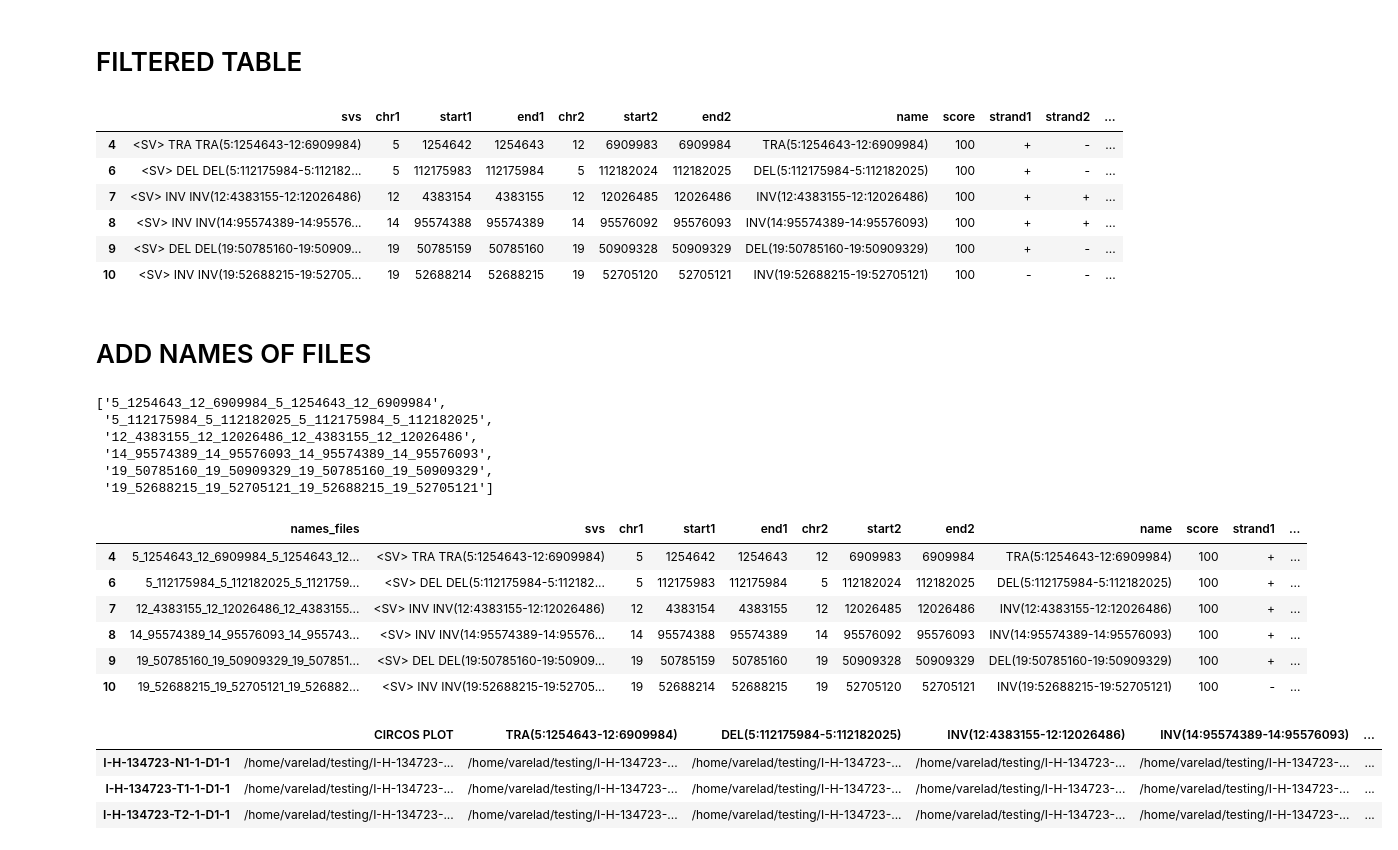
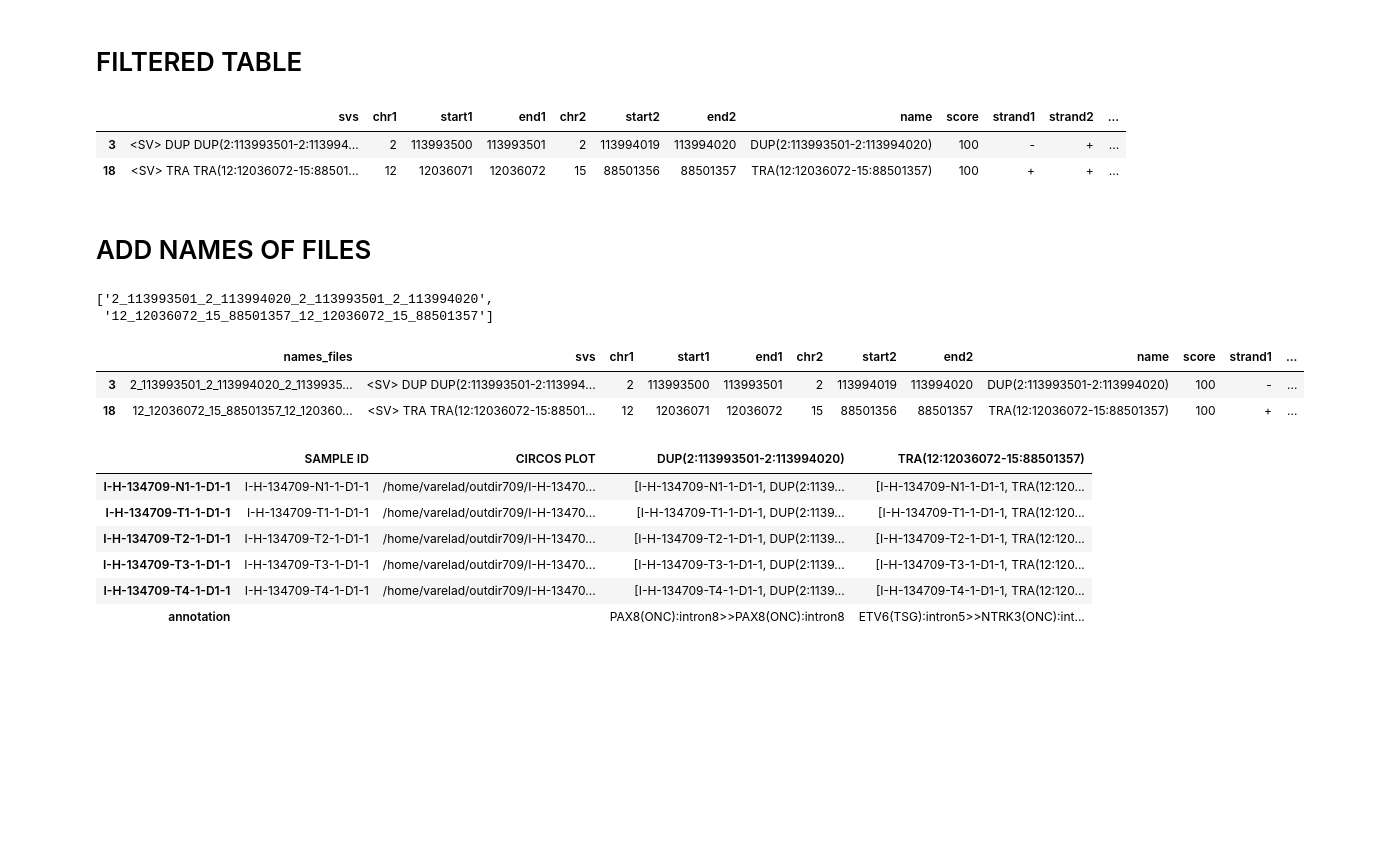
Before and after one commit to danielavarelat/sv_visualization, a Jupyter notebook: Joseph.ipynb, the cells around one changed output. Drawn from its saved outputs; the diff is of its cells as text; code cells hidden in the pictures; blank space fills up the shorter version.

```diff
--- a/Joseph.ipynb
+++ b/Joseph.ipynb
@@ -126,8 +128,8 @@ def get_df_full(outdir, samples_ids):
 # %% [markdown]
 # FULL TABLE WITHOUT NAMES OF FILES
 # %%
-outdir="/home/varelad/testing"
-samples_ids=["I-H-134723-N1-1-D1-1", "I-H-134723-T1-1-D1-1","I-H-134723-T2-1-D1-1"]
+outdir="/home/varelad/outdir709"
+samples_ids=["I-H-134709-N1-1-D1-1", "I-H-134709-T1-1-D1-1","I-H-134709-T2-1-D1-1", "I-H-134709-T3-1-D1-1","I-H-134709-T4-1-D1-1"]
 df_out=get_df_full(outdir, samples_ids)
 # %% [markdown]
 # IF PDX ARGUMENTS (ONE_BAM AND PDX_FILTERS)
@@ -150,20 +152,17 @@ df_out_filt = df_out[df_out["name"].isin(svs)]
 df_out_filt
 # %% [output]
 |  | svs | chr1 | start1 | end1 | chr2 | start2 | end2 | name | score | strand1 | strand2 | ... |
-| 4 | <SV> TRA TRA(5:1254643-12:6909984) | 5 | 1254642 | 1254643 | 12 | 6909983 | 6909984 | TRA(5:1254643-12:6909984) | 100 | + | - | ... |
-| 6 | <SV> DEL DEL(5:112175984-5:112182... | 5 | 112175983 | 112175984 | 5 | 112182024 | 112182025 | DEL(5:112175984-5:112182025) | 100 | + | - | ... |
-| 7 | <SV> INV INV(12:4383155-12:12026486) | 12 | 4383154 | 4383155 | 12 | 12026485 | 12026486 | INV(12:4383155-12:12026486) | 100 | + | + | ... |
-| 8 | <SV> INV INV(14:95574389-14:95576... | 14 | 95574388 | 95574389 | 14 | 95576092 | 95576093 | INV(14:95574389-14:95576093) | 100 | + | + | ... |
-| 9 | <SV> DEL DEL(19:50785160-19:50909... | 19 | 50785159 | 50785160 | 19 | 50909328 | 50909329 | DEL(19:50785160-19:50909329) | 100 | + | - | ... |
-| 10 | <SV> INV INV(19:52688215-19:52705... | 19 | 52688214 | 52688215 | 19 | 52705120 | 52705121 | INV(19:52688215-19:52705121) | 100 | - | - | ... |
+| 3 | <SV> DUP DUP(2:113993501-2:113994... | 2 | 113993500 | 113993501 | 2 | 113994019 | 113994020 | DUP(2:113993501-2:113994020) | 100 | - | + | ... |
+| 18 | <SV> TRA TRA(12:12036072-15:88501... | 12 | 12036071 | 12036072 | 15 | 88501356 | 88501357 | TRA(12:12036072-15:88501357) | 100 | + | + | ... |
 # %% [markdown]
 # ADD NAMES OF FILES
 # %%
-path=join(outdir, samples_ids[0], "snapshots")
+def add names_files(outdir):
+    path=join(outdir, samples_ids[0], "snapshots")
 allfiles = [f for f in listdir(path) if isfile(join(path, f))]
 allfiles.remove('igvbatch_0.txt')
-files = [i.split(".")[0] for i in files]
-
+files = [i.split(".")[0] for i in allfiles]
+files
 d={}
 for i in files:
     vals=[float(x) if x != "X" else 24 for x in i.split("_")[0:2] ]
@@ -179,24 +178,16 @@ for value in values:
             order_files.append(file)
 order_files
 # %% [output]
-['5_1254643_12_6909984_5_1254643_12_6909984',
- '5_112175984_5_112182025_5_112175984_5_112182025',
- '12_4383155_12_12026486_12_4383155_12_12026486',
- '14_95574389_14_95576093_14_95574389_14_95576093',
- '19_50785160_19_50909329_19_50785160_19_50909329',
- '19_52688215_19_52705121_19_52688215_19_52705121']
+['2_113993501_2_113994020_2_113993501_2_113994020',
+ '12_12036072_15_88501357_12_12036072_15_88501357']
 # %%
 #INPUT LIST OF FILE BASENAMES INTO GRID
 df_out_filt.insert(0, "names_files", order_files)
 df_out_filt
 # %% [output]
 |  | names_files | svs | chr1 | start1 | end1 | chr2 | start2 | end2 | name | score | strand1 | ... |
-| 4 | 5_1254643_12_6909984_5_1254643_12... | <SV> TRA TRA(5:1254643-12:6909984) | 5 | 1254642 | 1254643 | 12 | 6909983 | 6909984 | TRA(5:1254643-12:6909984) | 100 | + | ... |
-| 6 | 5_112175984_5_112182025_5_1121759... | <SV> DEL DEL(5:112175984-5:112182... | 5 | 112175983 | 112175984 | 5 | 112182024 | 112182025 | DEL(5:112175984-5:112182025) | 100 | + | ... |
-| 7 | 12_4383155_12_12026486_12_4383155... | <SV> INV INV(12:4383155-12:12026486) | 12 | 4383154 | 4383155 | 12 | 12026485 | 12026486 | INV(12:4383155-12:12026486) | 100 | + | ... |
-| 8 | 14_95574389_14_95576093_14_955743... | <SV> INV INV(14:95574389-14:95576... | 14 | 95574388 | 95574389 | 14 | 95576092 | 95576093 | INV(14:95574389-14:95576093) | 100 | + | ... |
-| 9 | 19_50785160_19_50909329_19_507851... | <SV> DEL DEL(19:50785160-19:50909... | 19 | 50785159 | 50785160 | 19 | 50909328 | 50909329 | DEL(19:50785160-19:50909329) | 100 | + | ... |
-| 10 | 19_52688215_19_52705121_19_526882... | <SV> INV INV(19:52688215-19:52705... | 19 | 52688214 | 52688215 | 19 | 52705120 | 52705121 | INV(19:52688215-19:52705121) | 100 | - | ... |
+| 3 | 2_113993501_2_113994020_2_1139935... | <SV> DUP DUP(2:113993501-2:113994... | 2 | 113993500 | 113993501 | 2 | 113994019 | 113994020 | DUP(2:113993501-2:113994020) | 100 | - | ... |
+| 18 | 12_12036072_15_88501357_12_120360... | <SV> TRA TRA(12:12036072-15:88501... | 12 | 12036071 | 12036072 | 15 | 88501356 | 88501357 | TRA(12:12036072-15:88501357) | 100 | + | ... |
 # %%
 def get_sv_path(outdir, sample_id, sv, df):
     list_svs = df["name"].tolist()
@@ -233,11 +224,14 @@ def make_grids(outdir, samples_ids, df_out):
     return df_svs, df_path, dict_annotation
 # %%
 df_svs, df_path, dict_annotation=make_grids(outdir, samples_ids, df_out_filt)
-df_path
+df_svs
 # %% [output]
-|  | CIRCOS PLOT | TRA(5:1254643-12:6909984) | DEL(5:112175984-5:112182025) | INV(12:4383155-12:12026486) | INV(14:95574389-14:95576093) | ... |
-| I-H-134723-N1-1-D1-1 | /home/varelad/testing/I-H-134723-... | /home/varelad/testing/I-H-134723-... | /home/varelad/testing/I-H-134723-... | /home/varelad/testing/I-H-134723-... | /home/varelad/testing/I-H-134723-... | ... |
-| I-H-134723-T1-1-D1-1 | /home/varelad/testing/I-H-134723-... | /home/varelad/testing/I-H-134723-... | /home/varelad/testing/I-H-134723-... | /home/varelad/testing/I-H-134723-... | /home/varelad/testing/I-H-134723-... | ... |
-| I-H-134723-T2-1-D1-1 | /home/varelad/testing/I-H-134723-... | /home/varelad/testing/I-H-134723-... | /home/varelad/testing/I-H-134723-... | /home/varelad/testing/I-H-134723-... | /home/varelad/testing/I-H-134723-... | ... |
+|  | SAMPLE ID | CIRCOS PLOT | DUP(2:113993501-2:113994020) | TRA(12:12036072-15:88501357) |
+| I-H-134709-N1-1-D1-1 | I-H-134709-N1-1-D1-1 | /home/varelad/outdir709/I-H-13470... | [I-H-134709-N1-1-D1-1, DUP(2:1139... | [I-H-134709-N1-1-D1-1, TRA(12:120... |
+| I-H-134709-T1-1-D1-1 | I-H-134709-T1-1-D1-1 | /home/varelad/outdir709/I-H-13470... | [I-H-134709-T1-1-D1-1, DUP(2:1139... | [I-H-134709-T1-1-D1-1, TRA(12:120... |
+| I-H-134709-T2-1-D1-1 | I-H-134709-T2-1-D1-1 | /home/varelad/outdir709/I-H-13470... | [I-H-134709-T2-1-D1-1, DUP(2:1139... | [I-H-134709-T2-1-D1-1, TRA(12:120... |
+| I-H-134709-T3-1-D1-1 | I-H-134709-T3-1-D1-1 | /home/varelad/outdir709/I-H-13470... | [I-H-134709-T3-1-D1-1, DUP(2:1139... | [I-H-134709-T3-1-D1-1, TRA(12:120... |
+| I-H-134709-T4-1-D1-1 | I-H-134709-T4-1-D1-1 | /home/varelad/outdir709/I-H-13470... | [I-H-134709-T4-1-D1-1, DUP(2:1139... | [I-H-134709-T4-1-D1-1, TRA(12:120... |
+| annotation |  |  | PAX8(ONC):intron8>>PAX8(ONC):intron8 | ETV6(TSG):intron5>>NTRK3(ONC):int... |
 # %%
 grid=create_imagen(outdir, samples_ids, svs, df_out_filt, df_path, dict_annotation)
```
Also changed, not shown: parts of 2 cells of this notebook.
